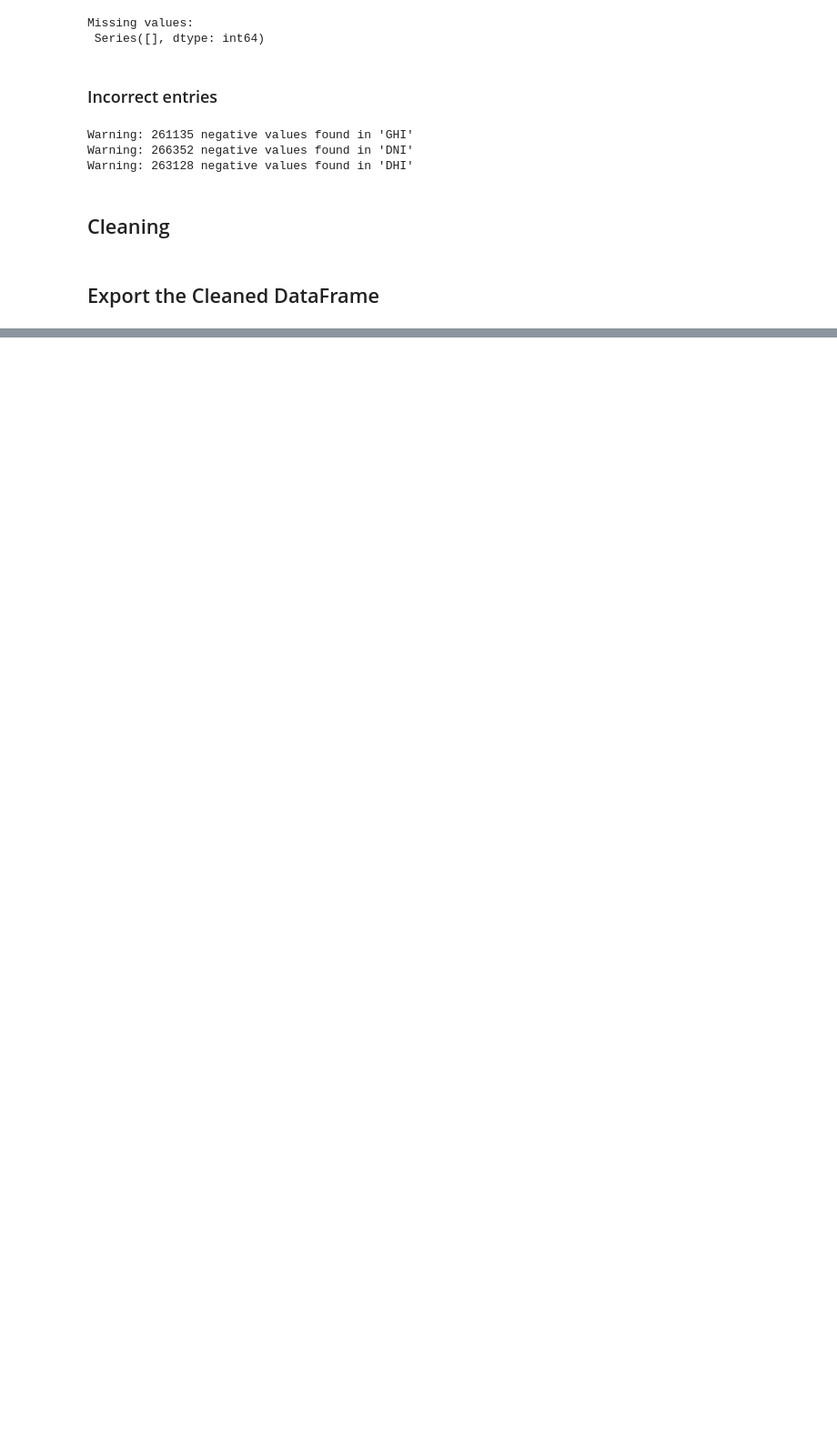
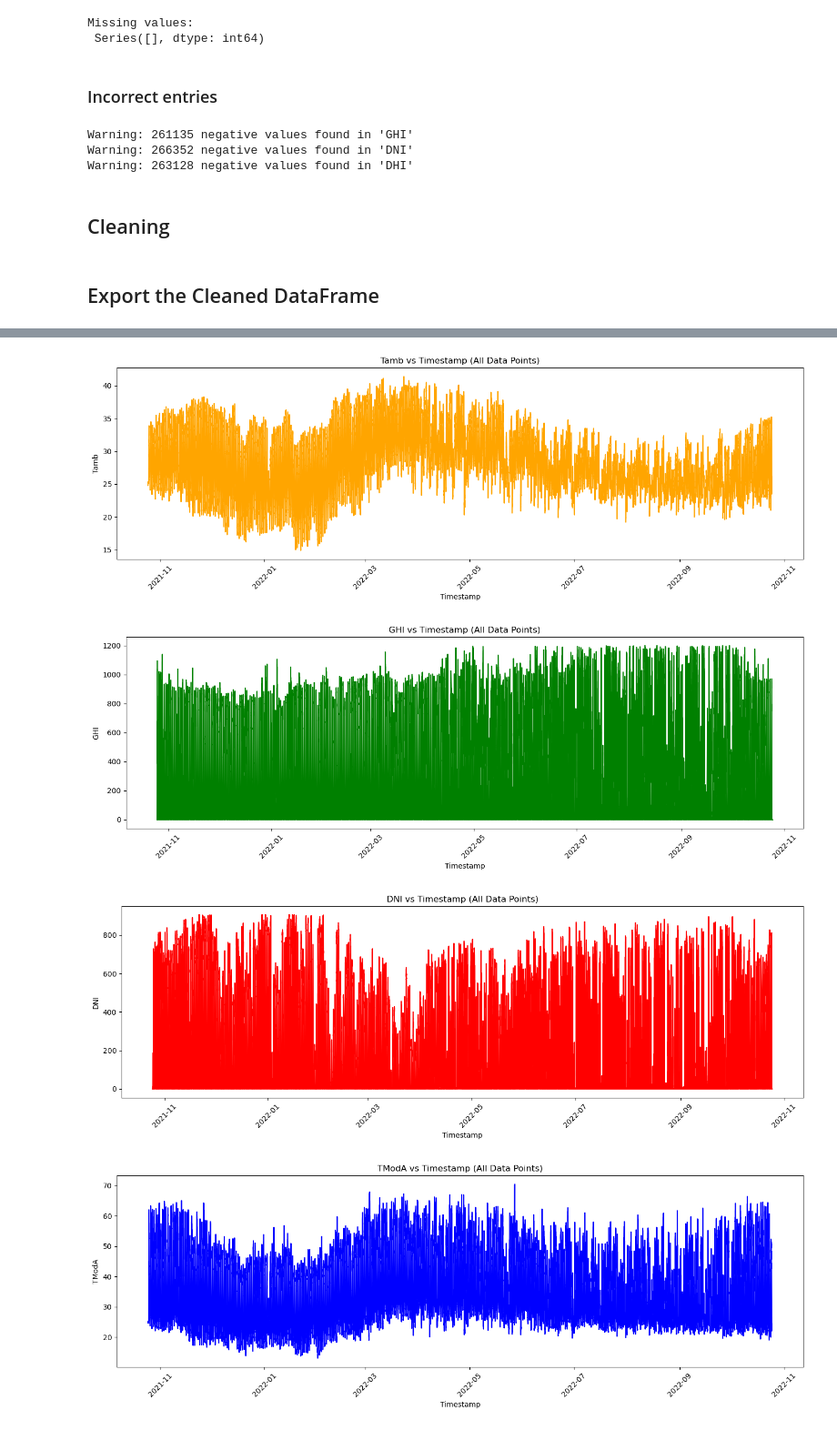
Before and after one commit to Samrizee/solar-challenge-week1, a Jupyter notebook: notebooks/sierraleone-bumbuna_eda.ipynb, the cells around one changed output, grey strips where cells are left out. Shown at 91% size. Cells and saved outputs as stored; diff of their text form; code cells hidden in the pictures; blank space fills up the shorter version.

```diff
--- a/notebooks/sierraleone-bumbuna_eda.ipynb
+++ b/notebooks/sierraleone-bumbuna_eda.ipynb
@@ -133,0 +137,52 @@ df_clean.describe()
+# %%
+df_clean = pd.read_csv('../data/sierraleone-bumbuna_clean.csv', parse_dates=["Timestamp"])
+# %%
+plt.figure(figsize=(14, 5))
+plt.plot(df_clean['Timestamp'], df_clean['Tamb'], color='orange')
+plt.xlabel('Timestamp')
+plt.ylabel('Tamb')
+plt.title('Tamb vs Timestamp (All Data Points)')
+plt.xticks(rotation=45)
+plt.tight_layout()
+plt.show()
+
+plt.figure(figsize=(14, 5))
+plt.plot(df_clean['Timestamp'], df_clean['GHI'], color='green')
+plt.xlabel('Timestamp')
+plt.ylabel('GHI')
+plt.title('GHI vs Timestamp (All Data Points)')
+plt.xticks(rotation=45)
+plt.tight_layout()
+plt.show()
+
+plt.figure(figsize=(14, 5))
+plt.plot(df_clean['Timestamp'], df_clean['DNI'], color='red')
+plt.xlabel('Timestamp')
+plt.ylabel('DNI')
+plt.title('DNI vs Timestamp (All Data Points)')
+plt.xticks(rotation=45)
+plt.tight_layout()
+plt.show()
+
+plt.figure(figsize=(14, 5))
+plt.plot(df_clean['Timestamp'], df_clean['TModA'], color='blue')
+plt.xlabel('Timestamp')
+plt.ylabel('TModA')
+plt.title('TModA vs Timestamp (All Data Points)')
+plt.xticks(rotation=45)
+plt.tight_layout()
+plt.show()
+
+plt.figure(figsize=(14, 5))
+plt.plot(df_clean['Timestamp'], df_clean['TModB'], color='blue')
+plt.xlabel('Timestamp')
+plt.ylabel('TModB')
+plt.title('TModB vs Timestamp (All Data Points)')
+plt.xticks(rotation=45)
+plt.tight_layout()
+plt.show()
+# %% [output]
+[figure, added]
+[figure, added]
+[figure, added]
+[figure, added]
```
Also changed, not shown: parts of 12 cells of this notebook.
